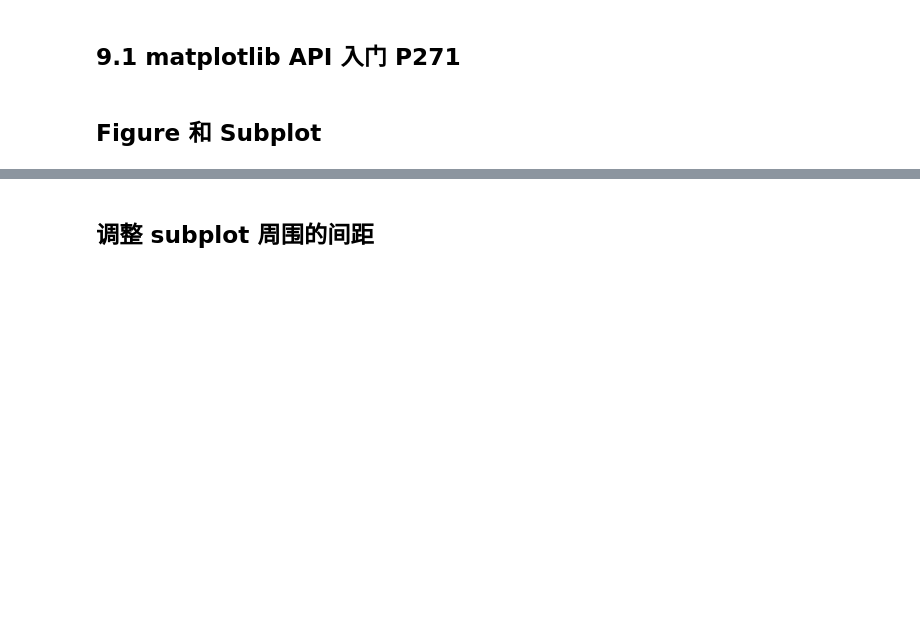
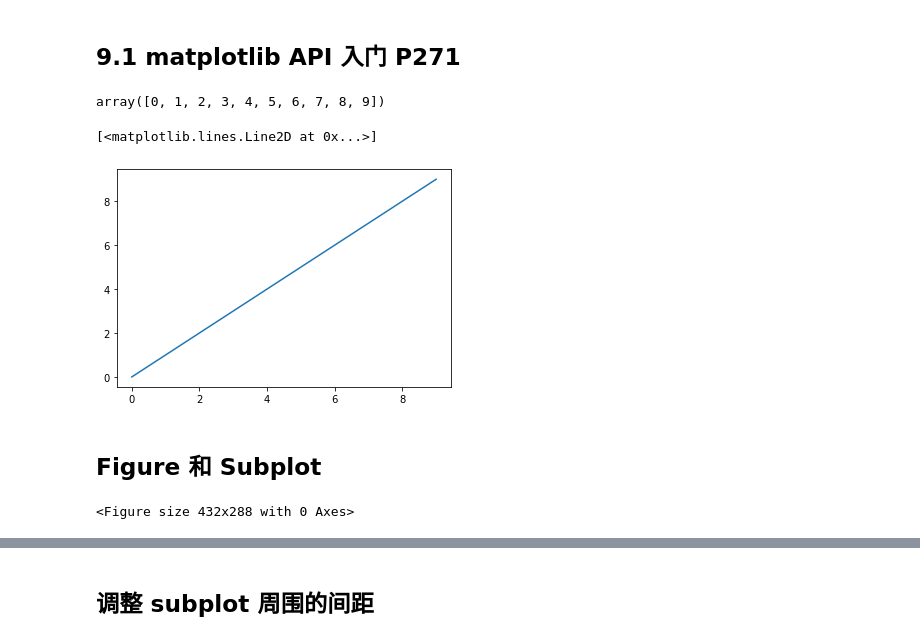
Before and after one commit to meloxl/Python-for-Data-Analysis, a Jupyter notebook: task8-ch09.ipynb, the cells around one changed output, grey strips where cells are left out. Cells and saved outputs as stored; diff of their text form; code cells hidden in the pictures; blank space fills up the shorter version.

```diff
--- a/task8-ch09.ipynb
+++ b/task8-ch09.ipynb
@@ -5,2 +15,12 @@
+# %%
+data = np.arange(10)
+data
+# %% [output]
+array([0, 1, 2, 3, 4, 5, 6, 7, 8, 9])
+# %%
+plt.plot(data)
+# %% [output]
+[<matplotlib.lines.Line2D at 0x...>]
+[figure, added]
 # %% [markdown]
 ## Figure 和 Subplot
@@ -6,0 +29,4 @@
+# %%
+fig = plt.figure()
+# %% [output]
+<Figure size 432x288 with 0 Axes>
```
Also changed, not shown: parts of 12 cells of this notebook.
